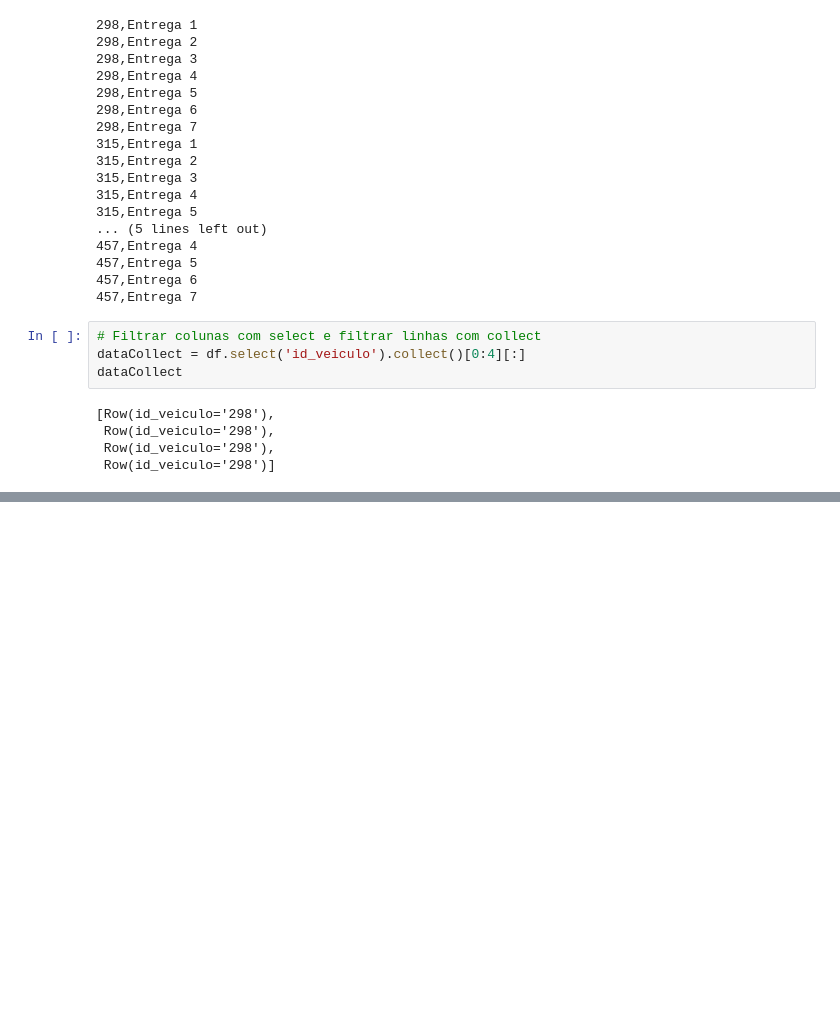
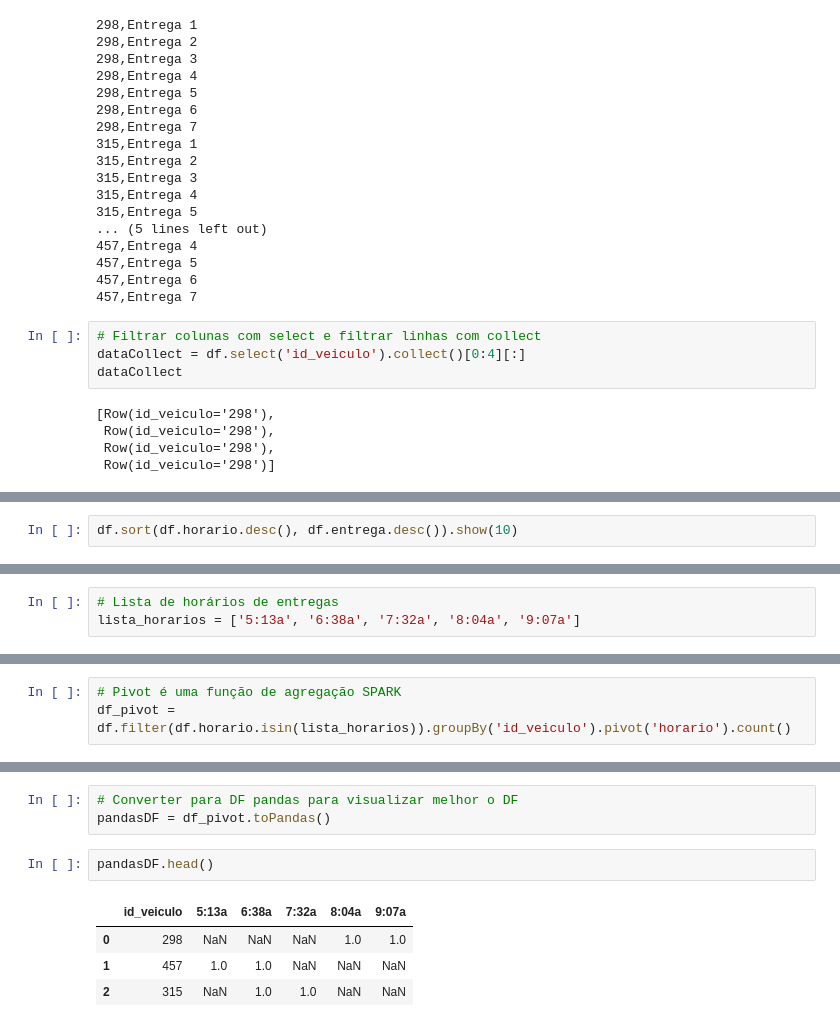
Before and after one commit to alyssonmontovanelli/formacao_dataScience_DSA, a Jupyter notebook: 01_bigData_RealTime_Python_Spark/cap13_Apache_Spark_SQL_2/01_Mini_Projeto_4.ipynb, the cells around one changed output, grey strips where cells are left out. Cells and saved outputs as stored; diff of their text form; blank space fills up the shorter version.

```diff
--- a/01_bigData_RealTime_Python_Spark/cap13_Apache_Spark_SQL_2/01_Mini_Projeto_4.ipynb
+++ b/01_bigData_RealTime_Python_Spark/cap13_Apache_Spark_SQL_2/01_Mini_Projeto_4.ipynb
@@ -419,0 +552,2 @@ df.sample(0.6).collect()
+# %%
+df.sort(df.horario.desc(), df.entrega.desc()).show(10)
@@ -419,0 +847,3 @@ df.sample(0.6).collect()
+# %%
+# Lista de horários de entregas
+lista_horarios = ['5:13a', '6:38a', '7:32a', '8:04a', '9:07a']
@@ -419,0 +864,3 @@ df.sample(0.6).collect()
+# %%
+# Pivot é uma função de agregação SPARK
+df_pivot = df.filter(df.horario.isin(lista_horarios)).groupBy('id_veiculo').pivot('horario').count()
@@ -419,0 +877,10 @@ df.sample(0.6).collect()
+# %%
+# Converter para DF pandas para visualizar melhor o DF
+pandasDF = df_pivot.toPandas()
+# %%
+pandasDF.head()
+# %% [output]
+|  | id_veiculo | 5:13a | 6:38a | 7:32a | 8:04a | 9:07a |
+| 0 | 298 | NaN | NaN | NaN | 1.0 | 1.0 |
+| 1 | 457 | 1.0 | 1.0 | NaN | NaN | NaN |
+| 2 | 315 | NaN | 1.0 | 1.0 | NaN | NaN |
```
Also changed, not shown: parts of 46 cells of this notebook, 1 other file.
